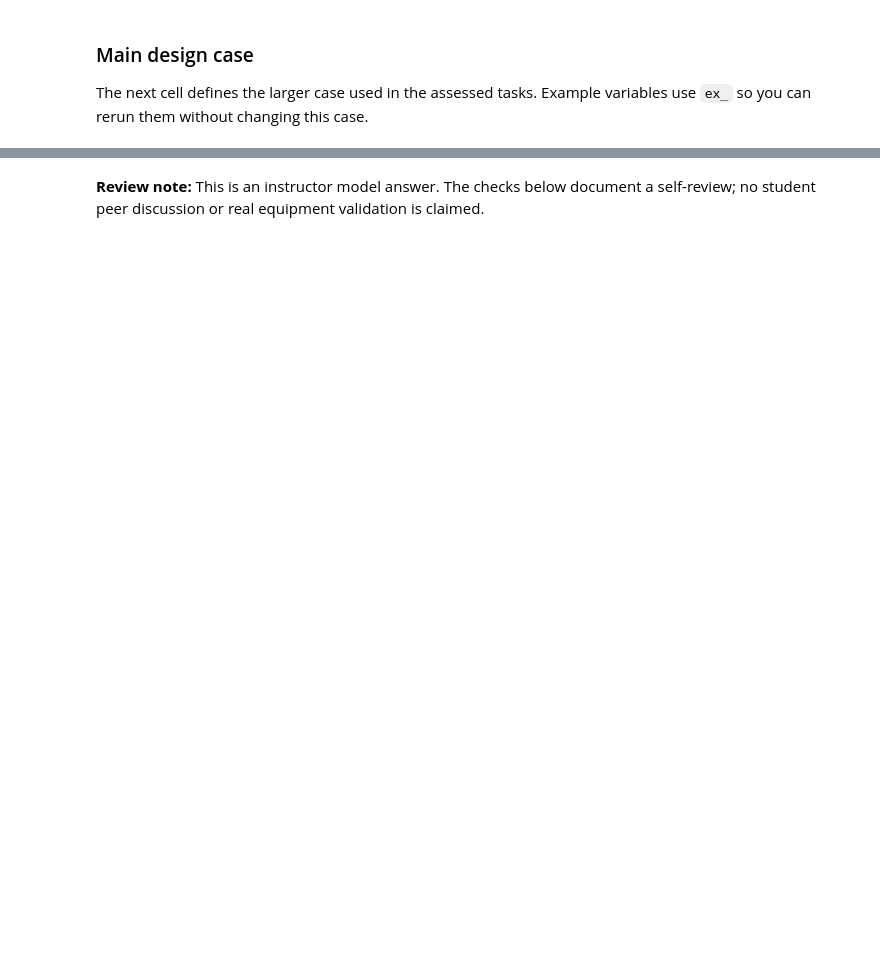
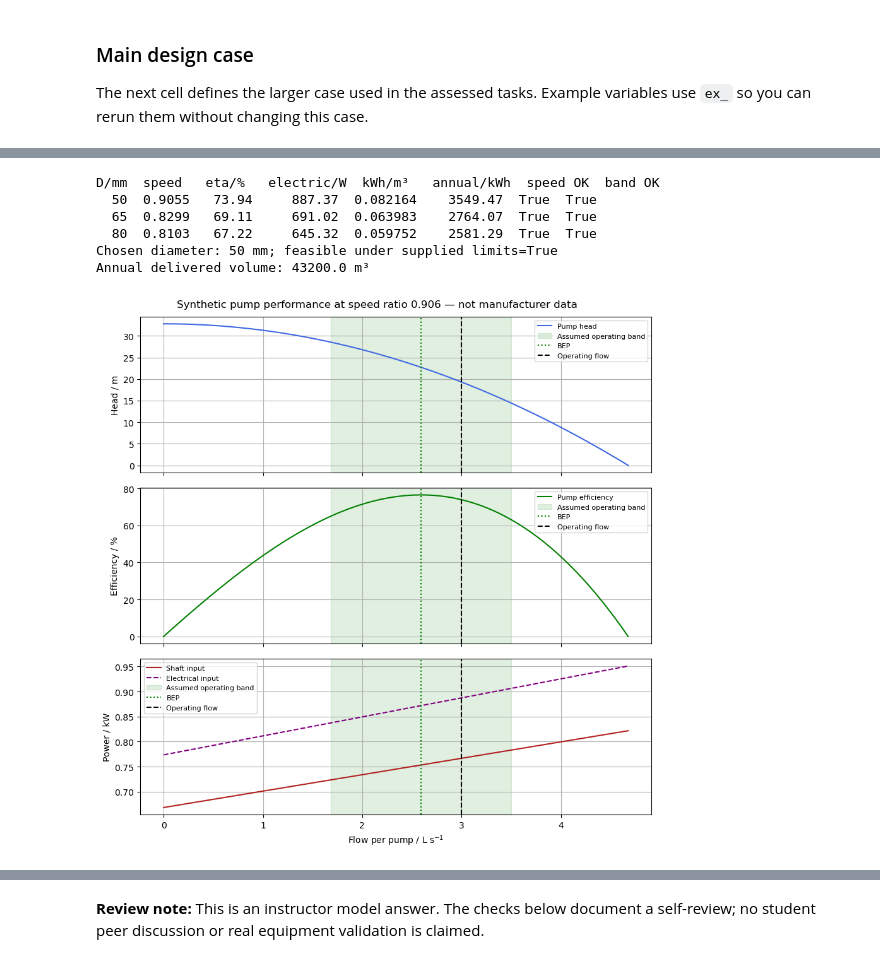
Before and after one commit to jollactic/1KB705, a Jupyter notebook: lab_01_flow/lab_solution.ipynb, the cells around one changed output, grey strips where cells are left out. Drawn from its saved outputs; the diff is of its cells as text; code cells hidden in the pictures; blank space fills up the shorter version.

```diff
--- a/lab_01_flow/lab_solution.ipynb
+++ b/lab_01_flow/lab_solution.ipynb
@@ -154,0 +175,4 @@ D / m   Q / L/s   pipe loss / m   fitting loss / m   total / m
+# %%
+for D,q in [(.065,.003),(.050,.003),(.050,.004)]:
+    v = 4*q/(np.pi*D**2)
+    print(f"D={D*1000:.0f} mm, Q={q*1000:.1f} L/s: v={v:.3f} m/s, fittings={8*v*v/(2*9.81):.3f} m, total head={h.system_head(q,D,120,12,4.5e-5,8):.3f} m")
@@ -593,0 +287,27 @@ comparison is internally consistent.
+# %%
+#@title DESIGN SETTINGS
+required_flow_Lps = 3.0 #@param {type:"number"}
+operating_hours = 4000 #@param {type:"number"}
+selected_diameter = 0.050 #@param [0.05, 0.065, 0.08] {type:"raw"}
+# %%
+#@title SUPPLIED ANALYSIS — run without edits
+
+required_flow = required_flow_Lps/1000
+diameters = [.050,.065,.080]
+designs = [h.design_at_flow(required_flow,D,hours=operating_hours) for D in diameters]
+print('D/mm  speed   eta/%   electric/W  kWh/m³   annual/kWh  speed OK  band OK')
+for D,row in zip(diameters,designs):
+    print(f"{D*1000:4.0f}  {row['speed']:.4f}  {row['efficiency']*100:6.2f}  {row['electrical']:9.2f}  {row['specific_kwh']:.6f} {row['annual_kwh']:10.2f}  {row['speed_ok']}  {row['range_ok']}")
+chosen = h.design_at_flow(required_flow,selected_diameter,hours=operating_hours)
+print(f"Chosen diameter: {selected_diameter*1000:.0f} mm; feasible under supplied limits={chosen['feasible']}")
+print(f"Annual delivered volume: {required_flow*3600*operating_hours:.1f} m³")
+assert all(np.isclose(h.arrangement_head(required_flow,row['speed']),row['head']) for row in designs)
+h.plot_performance(chosen['speed'],required_flow); plt.show()
+# %% [output]
+D/mm  speed   eta/%   electric/W  kWh/m³   annual/kWh  speed OK  band OK
+  50  0.9055   73.94     887.37  0.082164    3549.47  True  True
+  65  0.8299   69.11     691.02  0.063983    2764.07  True  True
+  80  0.8103   67.22     645.32  0.059752    2581.29  True  True
+Chosen diameter: 50 mm; feasible under supplied limits=True
+Annual delivered volume: 43200.0 m³
+[figure, added]
```
Also changed, not shown: parts of 47 cells of this notebook, 10 other files.
